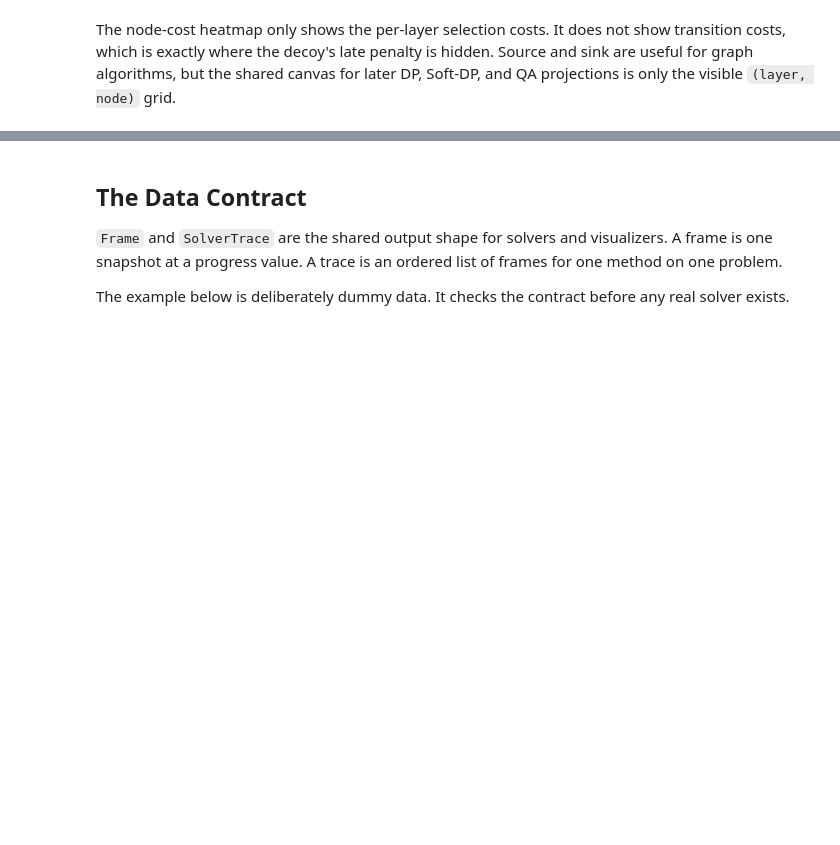
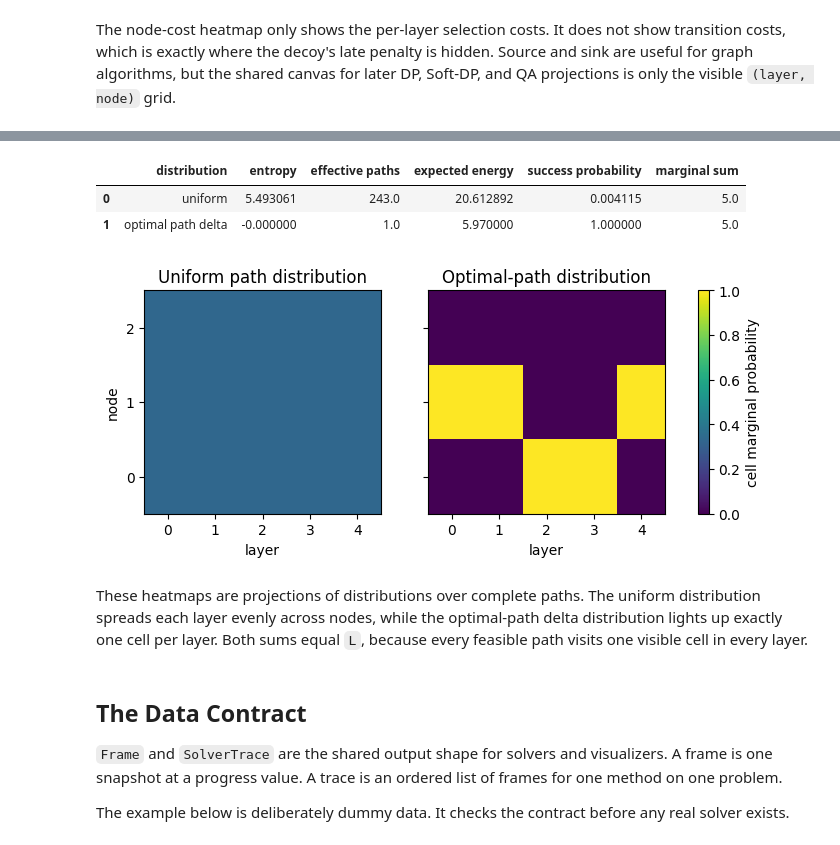
Before and after one commit to Achernar6/Classic-Algorithm-Beyond-Classic, a Jupyter notebook: notebooks/01_dp_softdp_qa_layered_path.ipynb, the cells around one changed output, grey strips where cells are left out. Saved outputs shown, nothing was run; the diff lists cells and outputs as text; code cells hidden in the pictures; blank space fills up the shorter version.

```diff
--- a/notebooks/01_dp_softdp_qa_layered_path.ipynb
+++ b/notebooks/01_dp_softdp_qa_layered_path.ipynb
@@ -199,0 +213,26 @@ The node-cost heatmap only shows the per-layer selection costs. It does not show
+# %%
+from pathspace_lab.math.observables import (
+    cell_marginals,
+    effective_num_paths,
+    expected_energy,
+    path_entropy,
+    success_probability,
+)
+
+N = len(paths)
+uniform_probs = np.ones(N) / N
+optimal_path_probs = np.zeros(N)
+optimal_path_probs[best_index] = 1.0
+
+uniform_marginals = cell_marginals(problem, paths, uniform_probs)
+optimal_marginals = cell_marginals(problem, paths, optimal_path_probs)
+
+print("uniform entropy:", path_entropy(uniform_probs))
+print("log N:", np.log(N))
+print("uniform effective paths:", effective_num_paths(uniform_probs))
+print("uniform expected energy:", expected_energy(uniform_probs, energies))
+print("uniform success probability:", success_probability(uniform_probs, energies))
+print("optimal expected energy:", expected_energy(optimal_path_probs, energies))
+print("optimal success probability:", success_probability(optimal_path_probs, energies))
+print("uniform marginal sum:", uniform_marginals.sum())
+print("optimal marginal sum:", optimal_marginals.sum())
@@ -200,3 +249,50 @@ The node-cost heatmap only shows the per-layer selection costs. It does not show
+# %%
+observable_summary = pd.DataFrame(
+    [
+        {
+            "distribution": "uniform",
+            "entropy": path_entropy(uniform_probs),
+            "effective paths": effective_num_paths(uniform_probs),
+            "expected energy": expected_energy(uniform_probs, energies),
+            "success probability": success_probability(uniform_probs, energies),
+            "marginal sum": uniform_marginals.sum(),
+        },
+        {
+            "distribution": "optimal path delta",
+            "entropy": path_entropy(optimal_path_probs),
+            "effective paths": effective_num_paths(optimal_path_probs),
+            "expected energy": expected_energy(optimal_path_probs, energies),
+            "success probability": success_probability(optimal_path_probs, energies),
+            "marginal sum": optimal_marginals.sum(),
+        },
+    ]
+)
+
+observable_summary
+# %% [output]
+|  | distribution | entropy | effective paths | expected energy | success probability | marginal sum |
+| 0 | uniform | 5.493061 | 243.0 | 20.612892 | 0.004115 | 5.0 |
+| 1 | optimal path delta | -0.000000 | 1.0 | 5.970000 | 1.000000 | 5.0 |
+# %%
+fig, axes = plt.subplots(1, 2, figsize=(8.4, 2.9), sharey=True)
+
+for ax, heat, title in [
+    (axes[0], uniform_marginals, "Uniform path distribution"),
+    (axes[1], optimal_marginals, "Optimal-path distribution"),
+]:
+    image = ax.imshow(heat.T, origin="lower", aspect="auto", vmin=0.0, vmax=1.0)
+    ax.set_title(title)
+    ax.set_xlabel("layer")
+    ax.set_xticks(range(problem.L))
+    ax.set_yticks(range(problem.W))
+
+axes[0].set_ylabel("node")
+fig.colorbar(image, ax=axes, label="cell marginal probability")
+plt.show()
+# %% [output]
+[figure, added]
+# %% [markdown]
+These heatmaps are projections of distributions over complete paths. The uniform distribution spreads each layer evenly across nodes, while the optimal-path delta distribution lights up exactly one cell per layer. Both sums equal `L`, because every feasible path visits one visible cell in every layer.
 # %% [markdown]
 ## The Data Contract
 
```
Also changed, not shown: parts of 16 cells of this notebook, 11 other files.
